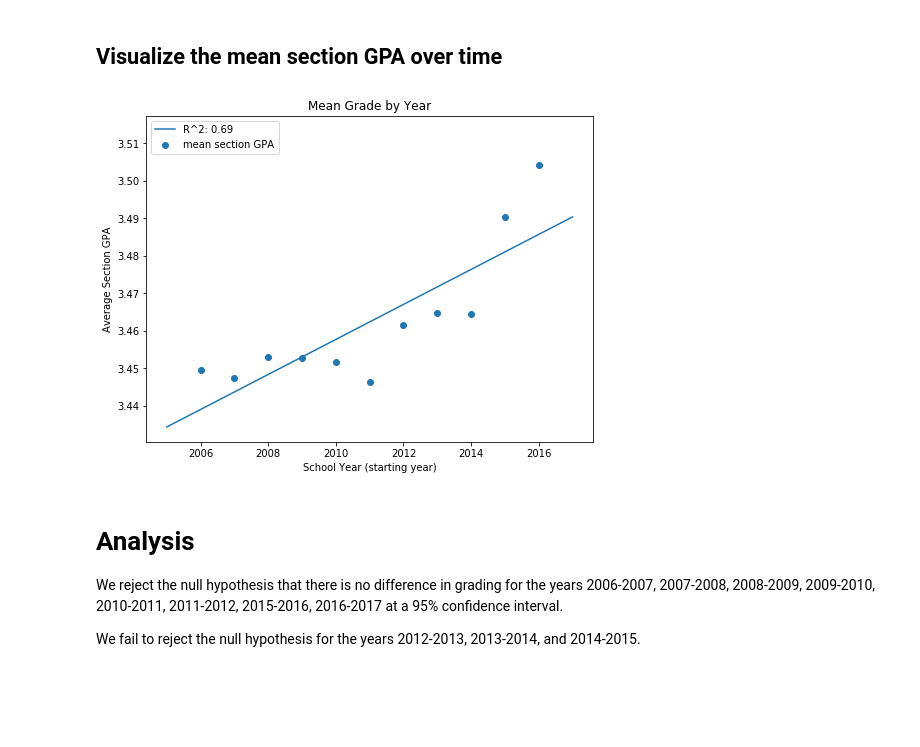
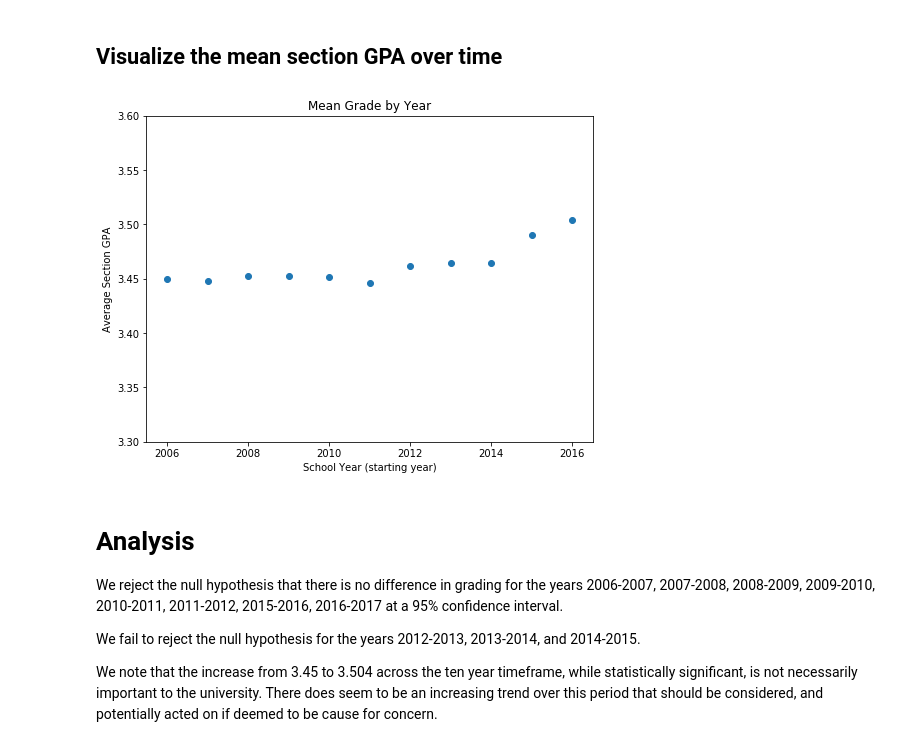
Before and after one commit to allisonhonold/uw_madison_courses_grades, a Jupyter notebook: grade_inflation_all_years/grade_inflation_all_years.ipynb, the cells around one changed output. Cells and saved outputs as stored; diff of their text form; code cells hidden in the pictures; blank space fills up the shorter version.

Commit message:
update inflation graph

```diff
--- a/grade_inflation_all_years/grade_inflation_all_years.ipynb
+++ b/grade_inflation_all_years/grade_inflation_all_years.ipynb
@@ -62,28 +62,22 @@ for row, year in enumerate(years):
 # %% [markdown]
 ## Visualize the mean section GPA over time
 # %%
-yr_nums = np.array(range(2006, 2017)).reshape(-1,1)
-yr_means= np.array(yr_means).reshape(-1,1)
-
-reg = LinearRegression().fit(yr_nums, yr_means)
+yr_nums = np.array(range(2006, 2017))
+yr_means= np.array(yr_means)
 # %%
 fig, ax = plt.subplots(figsize=(8,6))
-# plot data points
 ax.scatter(x=yr_nums, y=yr_means, label='mean section GPA')
 ax.set_title('Mean Grade by Year')
 ax.set_xlabel('School Year (starting year)')
 ax.set_ylabel('Average Section GPA')
-
-# plot regression line
-x=np.linspace(2005, 2017, 1000)
-y=(reg.coef_*x + reg.intercept_)[0]
-ax.plot(x, y, label=f'R^2: {round(reg.score(yr_nums, yr_means),2)}')
-ax.legend(loc='upper left');
+ax.set_ylim(3.3,3.6);
 # %% [output]
-[figure, old version]
+[figure, new version]
 # %% [markdown]
 # Analysis
 
 We reject the null hypothesis that there is no difference in grading for the years 2006-2007, 2007-2008, 2008-2009, 2009-2010, 2010-2011, 2011-2012, 2015-2016, 2016-2017 at a 95% confidence interval.
 
 We fail to reject the null hypothesis for the years 2012-2013, 2013-2014, and 2014-2015.
+
+We note that the increase from 3.45 to 3.504 across the ten year timeframe, while statistically significant, is not necessarily important to the university. There does seem to be an increasing trend over this period that should be considered, and potentially acted on if deemed to be cause for concern.
```
Also changed, not shown: parts of 1 cell of this notebook, 3 other files.
